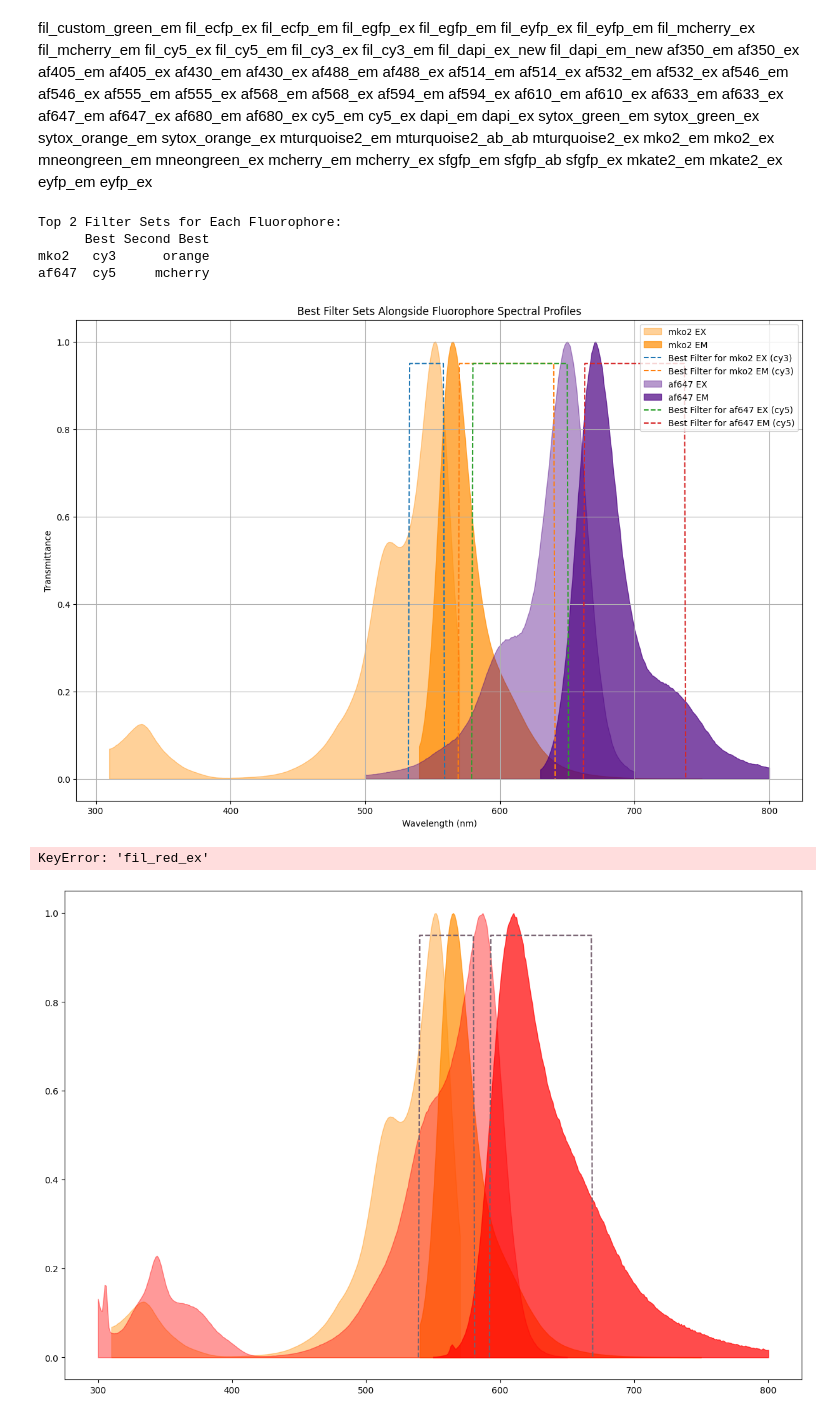
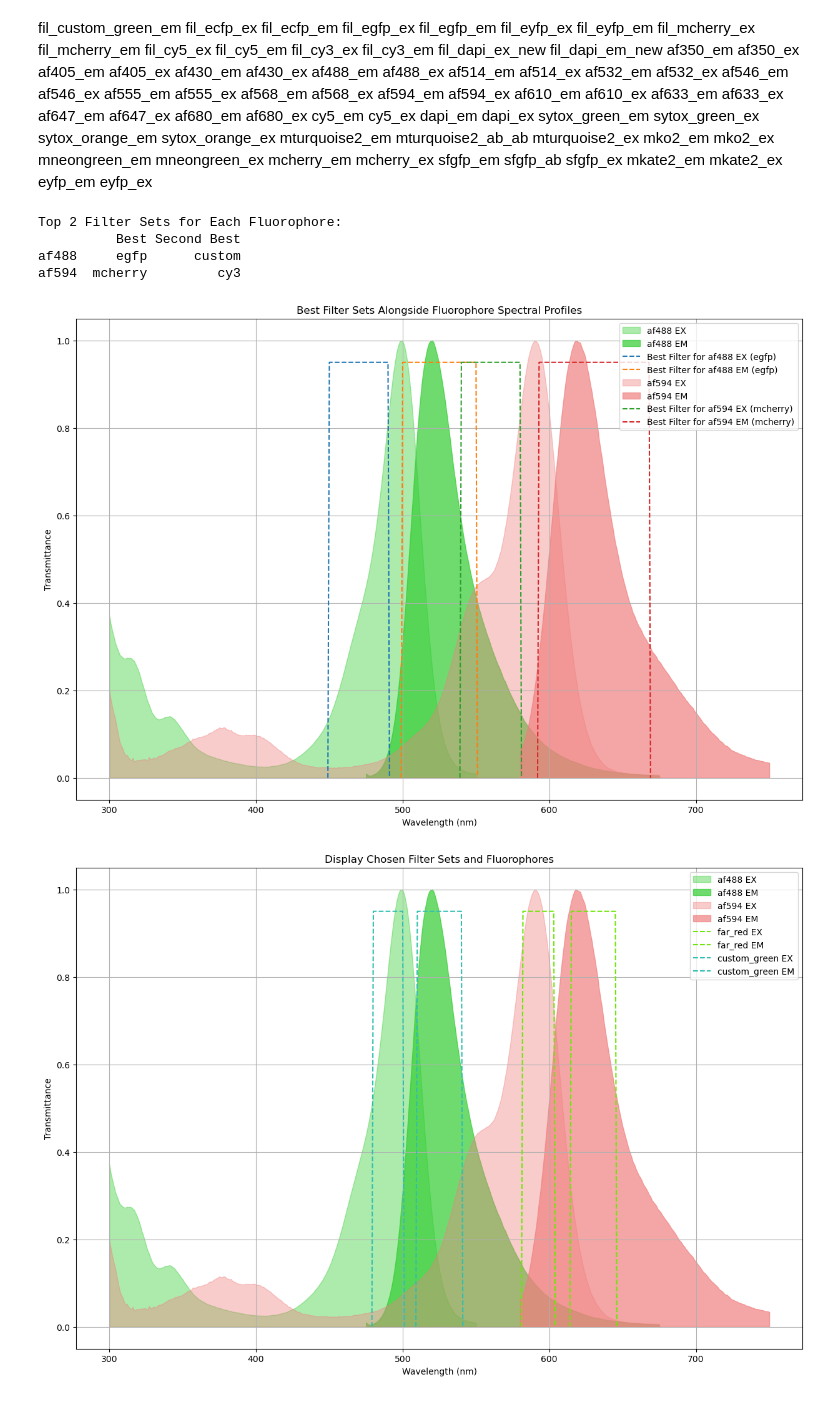
Before and after one commit to matttheodore/Image_Analysis, a Jupyter notebook: Microscope_Information/pick_and_plot-best_filters.ipynb, the cells around one changed output. Drawn from its saved outputs; the diff is of its cells as text; code cells hidden in the pictures.

```diff
--- a/Microscope_Information/pick_and_plot-best_filters.ipynb
+++ b/Microscope_Information/pick_and_plot-best_filters.ipynb
@@ -41,7 +41,7 @@ color_dict = {
 }
 
 # Load the dataset
-dataset = pd.read_csv(r'C:\Users\MicrobeJ\Fiji.app\Image_Analysis\Microscope_Information\filters_dyes_proteins_excitation_and_emission.csv')
+dataset = pd.read_csv(r'C:\Users\mattt\Fiji.app\Image_Analysis\Microscope_Information\filters_dyes_proteins_excitation_and_emission.csv')
 # %%
 # Function for finding best filters
 
@@ -121,13 +121,13 @@ def analyze_best_filters_for_fluorophores(fluorophores):
     plt.show()
 
 # Test the script with example fluorophores
-analyze_best_filters_for_fluorophores(['mko2', 'af647'])
+analyze_best_filters_for_fluorophores(['af488', 'af594'])
 # %% [output]
 Top 2 Filter Sets for Each Fluorophore:
-      Best Second Best
-mko2   cy3      orange
-af647  cy5     mcherry
+          Best Second Best
+af488     egfp      custom
+af594  mcherry         cy3
-[figure, old version]
+[figure, new version]
 # %%
 # Adapted function for direct selection and visualization
 
@@ -136,33 +136,32 @@ def random_color():
     return "#" + ''.join([random.choice('0123456789ABCDEF') for _ in range(6)])
 
 #Function for plot
 def plot_custom_filters_and_fluorophores(fil_input, fluor_input):
     plt.figure(figsize=(15, 10))
 
     # Loop through each given fluorophore to plot its excitation and emission profiles
     for fluor in fluor_input:
         fluor_color = color_dict.get(fluor.lower(), 'grey')  # Get the color from the dictionary, default to grey if not found
         plt.fill_between(dataset['wavelength'], dataset[fluor + '_ex'], color=fluor_color, alpha=0.4, label=f'{fluor} EX')
         plt.fill_between(dataset['wavelength'], dataset[fluor + '_em'], color=fluor_color, alpha=0.7, label=f'{fluor} EM')
 
     # Loop through each given filter set to plot its excitation and emission profiles
     for fil in fil_input:
         random_fil_color = random_color()  # Generate a random color for each filter
         plt.plot(dataset['wavelength'], dataset['fil_' + fil + '_ex'], '--', color=random_fil_color, label=f'{fil} EX')
         plt.plot(dataset['wavelength'], dataset['fil_' + fil + '_em'], '--', color=random_fil_color, label=f'{fil} EM')
 
     # Configure the plot
     plt.title('Display Chosen Filter Sets and Fluorophores')
     plt.xlabel('Wavelength (nm)')
     plt.ylabel('Transmittance')
     plt.legend(loc='upper right')
     plt.grid(True)
 
     # Show the plot
     plt.show()
 
 # Test the function with example inputs
-plot_custom_filters_and_fluorophores(['mcherry', 'red'], ['mko2', 'mcherry'])
+plot_custom_filters_and_fluorophores(['far_red', 'custom_green'], ['af488', 'af594'])
 # %% [output]
-KeyError: 'fil_red_ex'
-[figure, old version]
+[figure, new version]
```
Also changed, not shown: 7 other files.
